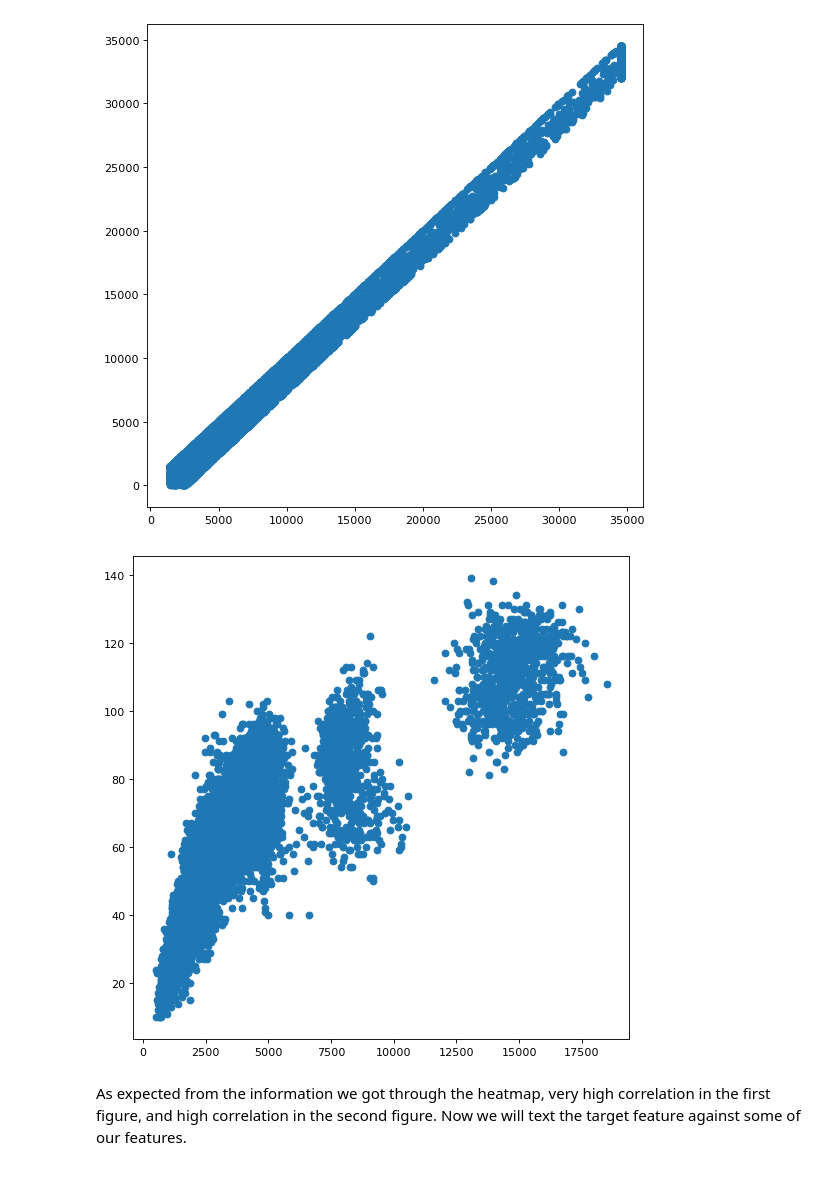
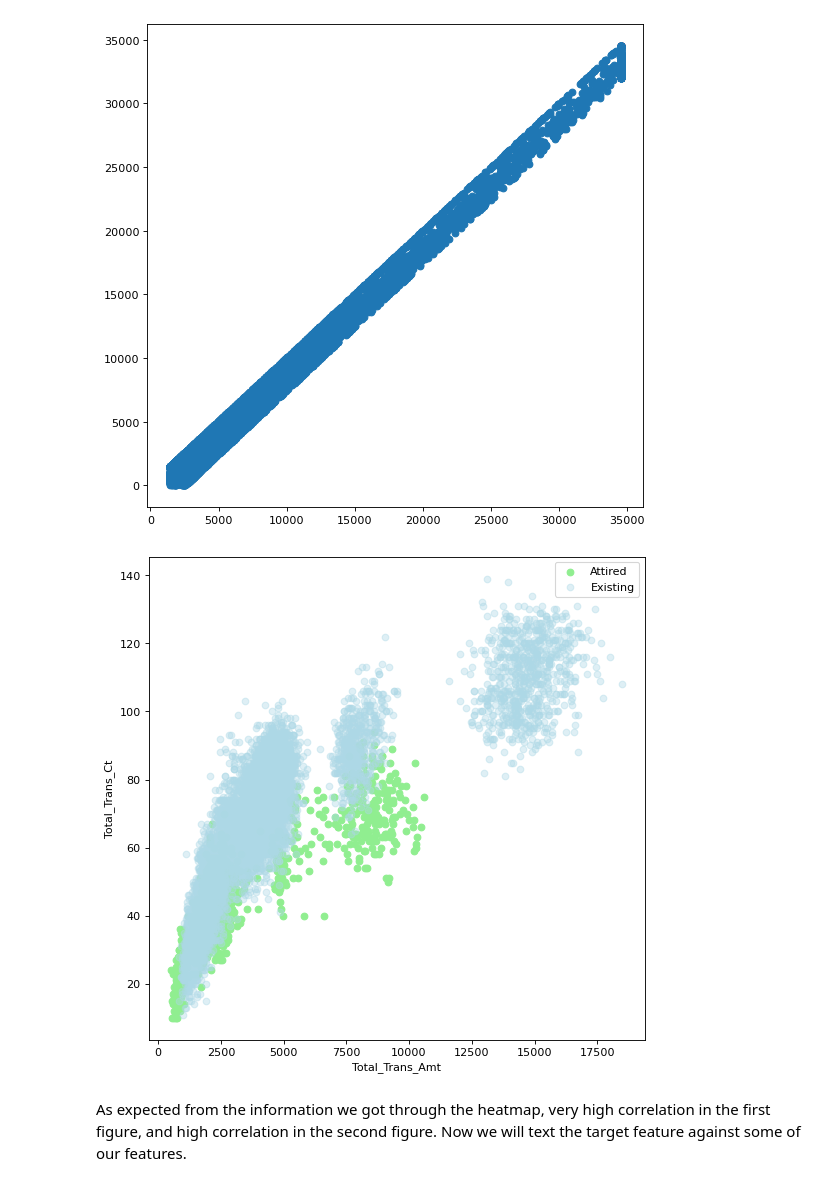
Before and after one commit to OmarAlnimasi/third_capstone_project, a Jupyter notebook: Data_Wrangling_and_EDA.ipynb, the cells around one changed output. Drawn from its saved outputs; the diff is of its cells as text; code cells hidden in the pictures.

```diff
--- a/Data_Wrangling_and_EDA.ipynb
+++ b/Data_Wrangling_and_EDA.ipynb
@@ -181,10 +181,14 @@ plt.show()
 [figure]
 # %%
 plt.figure(figsize=(8, 8), dpi=80);
-plt.scatter(x=df['Total_Trans_Amt'],y=df['Total_Trans_Ct']);
+plt.scatter(x=df['Total_Trans_Amt'].loc[df['Attrited_Customer']==1],y=df['Total_Trans_Ct'].loc[df['Attrited_Customer']==1],c='lightgreen',alpha=1);
+plt.scatter(x=df['Total_Trans_Amt'].loc[df['Attrited_Customer']==0],y=df['Total_Trans_Ct'].loc[df['Attrited_Customer']==0],c='lightblue',alpha=0.4);
+plt.xlabel('Total_Trans_Amt')
+plt.ylabel('Total_Trans_Ct')
+plt.legend(['Attired','Existing'])
 plt.show()
 # %% [output]
-[figure, old version]
+[figure, new version]
 # %% [markdown]
 As expected from the information we got through the heatmap, very high correlation in the first figure, and high correlation in the second figure. Now we will text the target feature against some of our features.
 # %%
```
Also changed, not shown: parts of 3 cells of this notebook, 4 other files.
